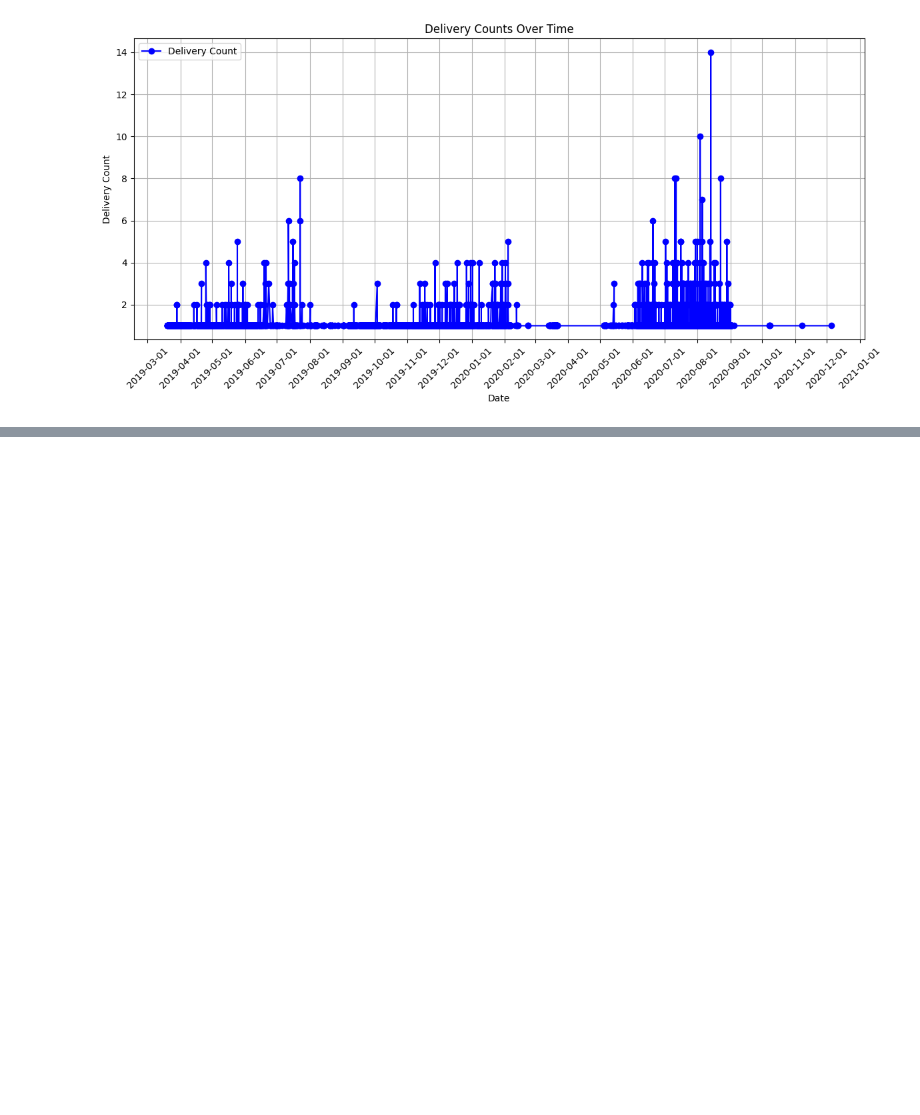
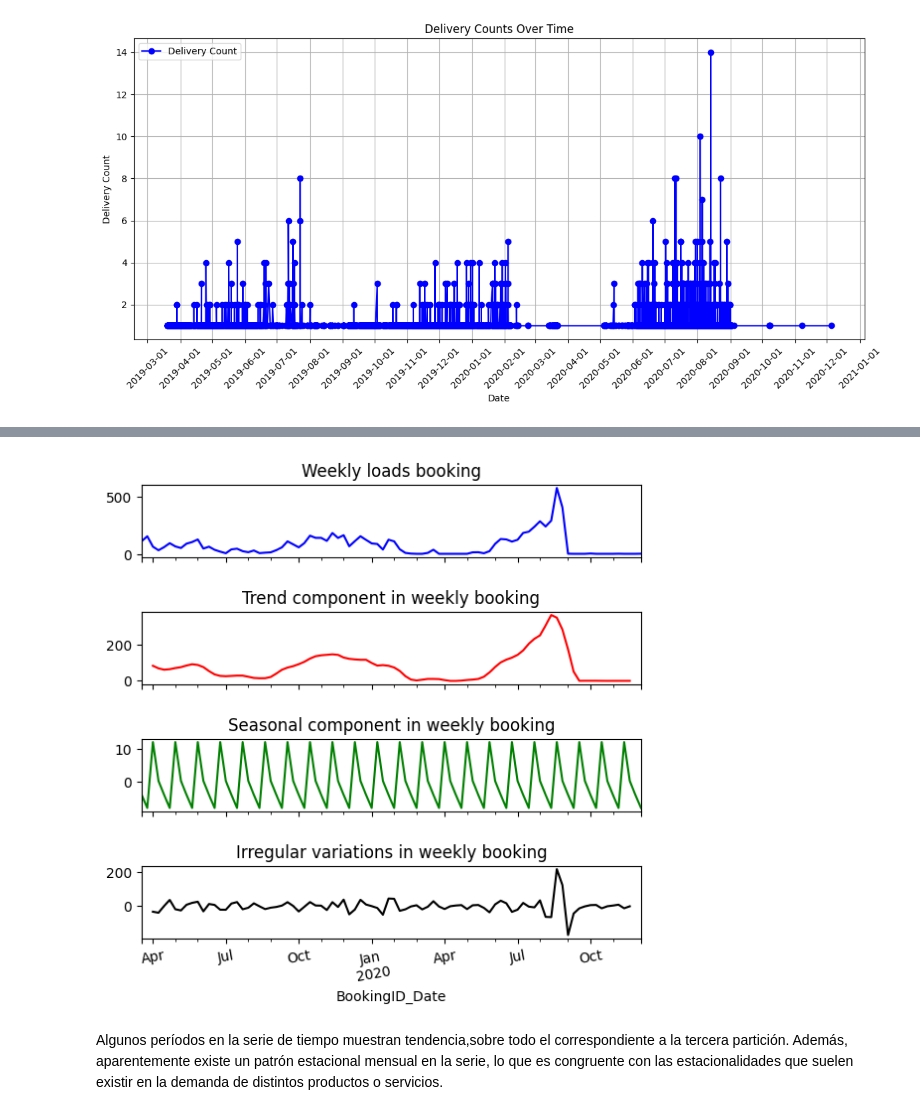
Before and after one commit to Karen22g/jbook_ml202330, a Jupyter notebook: _sources/data.ipynb, the cells around one changed output, grey strips where cells are left out. Cells and saved outputs as stored; diff of their text form; code cells hidden in the pictures; blank space fills up the shorter version.

```diff
--- a/_sources/data.ipynb
+++ b/_sources/data.ipynb
@@ -310 +424,25 @@ plt.show()
+# %%
+decompose_model = seasonal.seasonal_decompose(ts2.BookingID.tolist(), period= 4, model='additive')
+# %%
+fig, axarr = plt.subplots(4, sharex=True)
+fig.set_size_inches(5.5, 5.5)
+
+ts2['BookingID'].plot(ax=axarr[0], color='b', linestyle='-')
+axarr[0].set_title('Weekly loads booking')
+
+pd.Series(data=decompose_model.trend, index=ts2.index).plot(color='r', linestyle='-', ax=axarr[1])
+axarr[1].set_title('Trend component in weekly booking')
+
+pd.Series(data=decompose_model.seasonal, index=ts2.index).plot(color='g', linestyle='-', ax=axarr[2])
+axarr[2].set_title('Seasonal component in weekly booking')
+
+pd.Series(data=decompose_model.resid, index=ts2.index).plot(color='k', linestyle='-', ax=axarr[3])
+axarr[3].set_title('Irregular variations in weekly booking')
+
+plt.tight_layout(pad=0.4, w_pad=0.5, h_pad=2.0);
+plt.xticks(rotation=10);
+# %% [output]
+[figure, added]
+# %% [markdown]
+Algunos períodos en la serie de tiempo muestran tendencia,sobre todo el correspondiente a la tercera partición. Además, aparentemente existe un patrón estacional mensual en la serie, lo que es congruente con las estacionalidades que suelen existir en la demanda de distintos productos o servicios.
 # %% [markdown]
```
Also changed, not shown: parts of 37 cells of this notebook, 10 other files.
